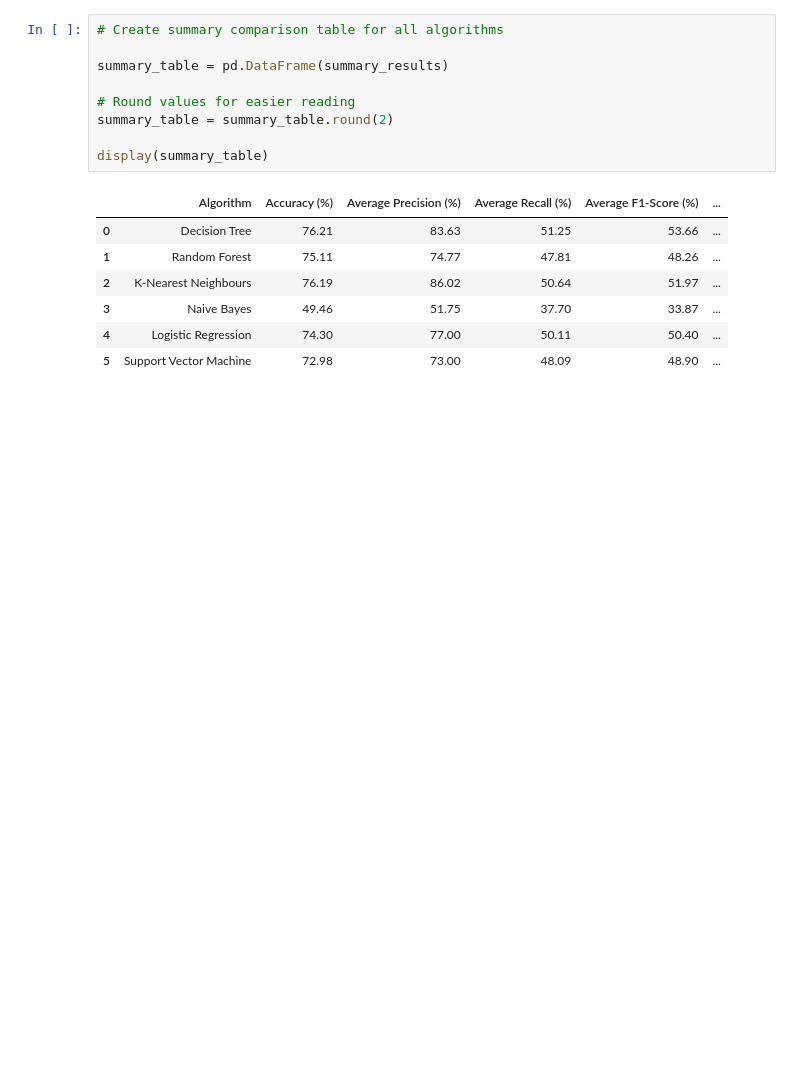
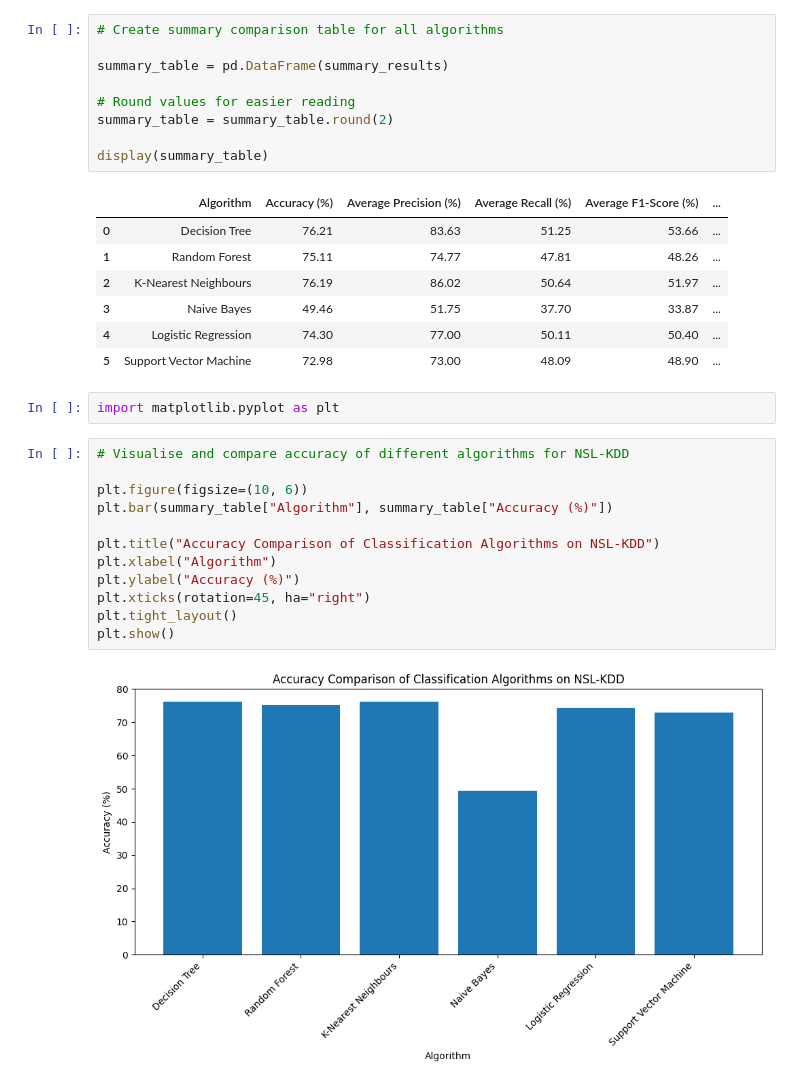
Before and after one commit to trinitynataly/8.2CDevSecOps, a Jupyter notebook: SIT719_Prac05_Task02_HD_task_sample _done.ipynb, the cells around one changed output. Drawn from its saved outputs; the diff is of its cells as text; blank space fills up the shorter version.

```diff
--- a/SIT719_Prac05_Task02_HD_task_sample _done.ipynb
+++ b/SIT719_Prac05_Task02_HD_task_sample _done.ipynb
@@ -450,3 +450,19 @@ display(summary_table)
 | 3 | Naive Bayes | 49.46 | 51.75 | 37.70 | 33.87 | ... |
 | 4 | Logistic Regression | 74.30 | 77.00 | 50.11 | 50.40 | ... |
 | 5 | Support Vector Machine | 72.98 | 73.00 | 48.09 | 48.90 | ... |
+# %%
+import matplotlib.pyplot as plt
+# %%
+# Visualise and compare accuracy of different algorithms for NSL-KDD
+
+plt.figure(figsize=(10, 6))
+plt.bar(summary_table["Algorithm"], summary_table["Accuracy (%)"])
+
+plt.title("Accuracy Comparison of Classification Algorithms on NSL-KDD")
+plt.xlabel("Algorithm")
+plt.ylabel("Accuracy (%)")
+plt.xticks(rotation=45, ha="right")
+plt.tight_layout()
+plt.show()
+# %% [output]
+[figure, added]
```
Also changed, not shown: parts of 2 cells of this notebook.
